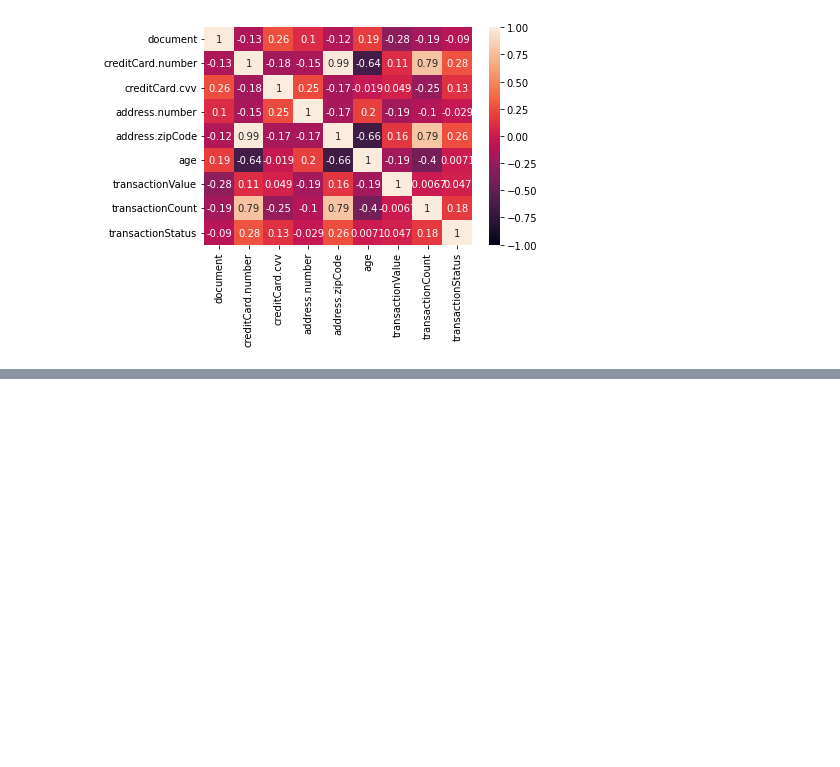
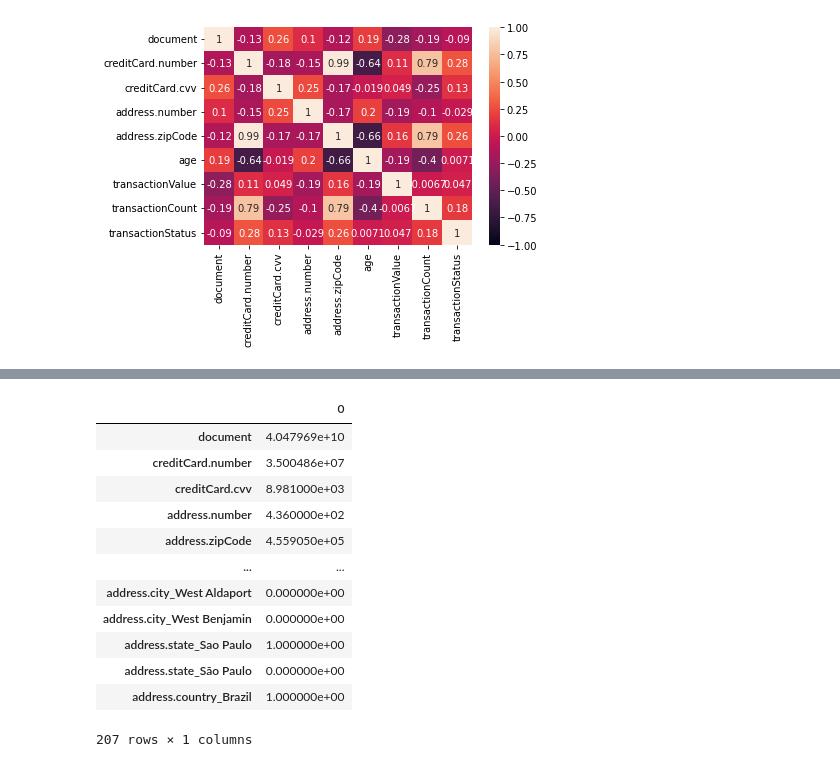
Before and after one commit to pipe-felipe/tcc_knn, a Jupyter notebook: tcc_knn.ipynb, the cells around one changed output, grey strips where cells are left out. Cells and saved outputs as stored; diff of their text form; code cells hidden in the pictures; blank space fills up the shorter version.

```diff
--- a/tcc_knn.ipynb
+++ b/tcc_knn.ipynb
@@ -122,0 +167,16 @@ plt.show()
+# %%
+df_dummy.head(1).T
+# %% [output]
+|  | 0 |
+| document | 4.047969e+10 |
+| creditCard.number | 3.500486e+07 |
+| creditCard.cvv | 8.981000e+03 |
+| address.number | 4.360000e+02 |
+| address.zipCode | 4.559050e+05 |
+| ... | ... |
+| address.city_West Aldaport | 0.000000e+00 |
+| address.city_West Benjamin | 0.000000e+00 |
+| address.state_Sao Paulo | 1.000000e+00 |
+| address.state_São Paulo | 0.000000e+00 |
+| address.country_Brazil | 1.000000e+00 |
+207 rows × 1 columns
```
Also changed, not shown: parts of 12 cells of this notebook.
